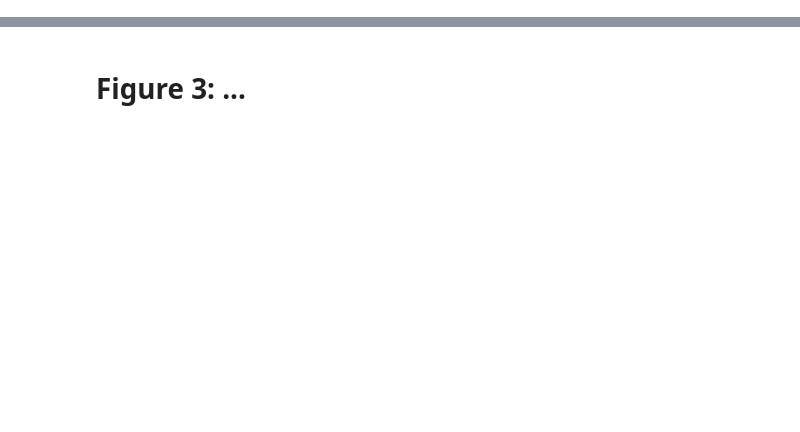
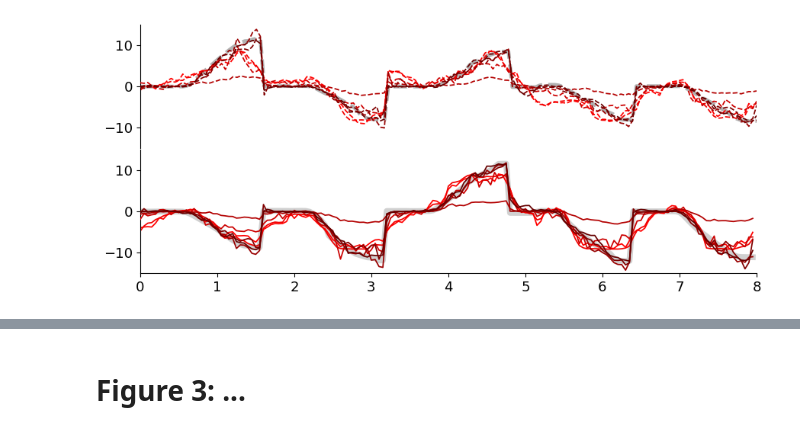
Before and after one commit to mayolabvision/NeuralDecoding, a Jupyter notebook: analyses/Manuscript_Plots.ipynb, the cells around one changed output, grey strips where cells are left out. Cells and saved outputs as stored; diff of their text form; code cells hidden in the pictures; blank space fills up the shorter version.

```diff
--- a/analyses/Manuscript_Plots.ipynb
+++ b/analyses/Manuscript_Plots.ipynb
@@ -148,18 +148,12 @@ custom_palette = sns.color_palette("Reds", n_colors=4)
 mtfef_pal = ['forestgreen','mediumpurple']
 
 column_names = ['sess','timePrePost','output_binWidth','downsample_factor','input_timeWindow','input_binWidth','model','output','nMT','nFEF','repeat','outer_fold','R2_train','rho_train','R2','rho','R2_shuf','rho_shuf','eval_full','prms','preProcess_time','train_time','test_time']
-#column_names = ['sess','timePrePost','bin_size','model','output','nMT','nFEF','binsPre','repeat','outer_fold','R2','rho','prms','time_elapsed']
 df, conds0, yTest_all0, yTestPred_all0 = get_outputs_wTraces(data_folder+'/',["-dti050-","s29"],column_names)
-#df1, conds1, yTest_all1, yTestPred_all1 = get_outputs_wTraces(data_folder+'/',["-o1-","s29"],column_names)
-#df2, conds2, yTest_all2, yTestPred_all2 = get_outputs_wTraces(data_folder+'/',["-o2-","s29"],column_names)
-#print(df0)
 
-#df = pd.concat([df0,df1,df2],ignore_index=False)
-#df = df0
 all_r2 = []
 for i in range(10):
-    all_r2.append(df.loc[(df['model']==4)].groupby('outer_fold')['R2_mn'].mean().values[i].mean())
+    all_r2.append(df.loc[(df['model']==7)].groupby('outer_fold')['R2_mn'].mean().values[i].mean())
 best_fold = np.array(all_r2).argmax()
-
+print(best_fold)
 df.head(1)
 # %% [output]
@@ -207,0 +220,75 @@ ax.set_yticks([0.1,0.2,0.3,0.4,0.5,0.6])
+# %%
+plt.rcParams.update({'font.size': 13})
+fig, axes = plt.subplots(2,1,figsize=(9,4))#,gridspec_kw={'height_ratios': [2,2,0.3,2,2,0.3,2,2]})
+fig.tight_layout()
+
+lw = 1.25
+lstyles = ['dotted','dotted','dotted','dotted','dashed','dashed','dashed','dashed']
+
+y_test = yTest_all0
+y_test_predicted = yTestPred_all0
+
+mdls = df[(df['outer_fold'] == best_fold) & (df['downsample_factor'] == 1) & (df['output_binWidth'] == 50)].index.values
+jmdls =[0,1,3,4,5,6,7]
+
+conds = conds0[mdls[0]]
+trl_nums = np.unique(conds[:,0])
+trl_nums, indices = np.unique(conds[:,0], return_index=True)
+trl_dirs = conds[indices,3]
+
+R2_all,trl_names = [],[]
+for t in trl_nums[1:-1]:
+    start_end = np.where(np.isin(conds[:, 0],t))[0]
+
+    i = 4
+    X_true = y_test[mdls[i]][start_end,0]
+    Y_true = y_test[mdls[i]][start_end,1]
+
+    X_pred = y_test_predicted[mdls[i]][start_end,0]
+    Y_pred = y_test_predicted[mdls[i]][start_end,1]
+
+    R2 = get_R2(np.concatenate((X_true.reshape(-1,1),Y_true.reshape(-1,1)),axis=1),np.concatenate((X_pred.reshape(-1,1),Y_pred.reshape(-1,1)),axis=1))
+    R2_all.append(R2[1])
+    trl_names.append(t)
+
+R2_all = np.array(R2_all)
+trl_names = np.array(trl_names)
+
+Nts = 5
+plot_trls = trl_names[np.argsort(R2_all)[-Nts:]]
+bad_trls = trl_names[np.argsort(R2_all)[:Nts]]
+
+#################
+start_end = np.where(np.isin(conds[:, 0],plot_trls))[0]
+#print(conds[start_end,2])
+x = np.arange(0, start_end.shape[0]*10*Nts, 10*Nts) / 1000
+
+axes[0].plot(x,y_test[mdls[0]][start_end,0], color=(0.4,0.4,0.4), alpha=0.5, linewidth=3.5, linestyle='dashed', label='true (horizontal)',zorder=0)
+for i,j in zip(mdls,jmdls):
+    axes[0].plot(x,y_test_predicted[i][start_end,0], color=pal[0][j], linewidth=lw, linestyle='dashed', label='predicted (horizontal)',zorder=j+1)
+    #axes[0].plot(x,y_test_predicted[i][start_end,1], color=pal[0][j], linewidth=lw, linestyle=lstyles[j], label='predicted2 (horizontal)',zorder=j+1)
+
+axes[0].set_xlim(x[0],x[-1])
+axes[0].set_ylim(-15,15)
+axes[0].set_xticks([])
+axes[0].set_yticks([-10,0,10])
+axes[0].spines['right'].set_color('none')
+axes[0].spines['bottom'].set_color('none')
+axes[0].spines['top'].set_color('none')
+
+axes[1].plot(x,y_test[mdls[0]][start_end,1], color=(0.4,0.4,0.4), alpha=0.3, linewidth=5.5, label='true (horizontal)',zorder=0)
+for i,j in zip(mdls,jmdls):
+    axes[1].plot(x,y_test_predicted[i][start_end,1], color=pal[0][j], linewidth=lw, linestyle='solid', label='predicted (horizontal)',zorder=j+1)
+    #axes[1].plot(x,y_test_predicted[i][start_end,1], color=pal[0][j], linewidth=lw, linestyle=lstyles[j], label='predicted2 (horizontal)',zorder=j+1)
+
+axes[1].set_xlim(x[0],x[-1])
+axes[1].set_ylim(-15,15)
+axes[1].set_yticks([-10,0,10])
+axes[1].set_xticks([0,1,2,3,4,5,6,7,8])
+axes[1].spines['right'].set_color('none')
+axes[1].spines['top'].set_color('none')
+
+plt.subplots_adjust(wspace=0.25, hspace=0.01)
+fig.savefig(fig_folder+'/traces_8models.png', dpi=600, bbox_inches='tight')
+# %% [output]
+[figure, added]
```
Also changed, not shown: parts of 11 cells of this notebook.
